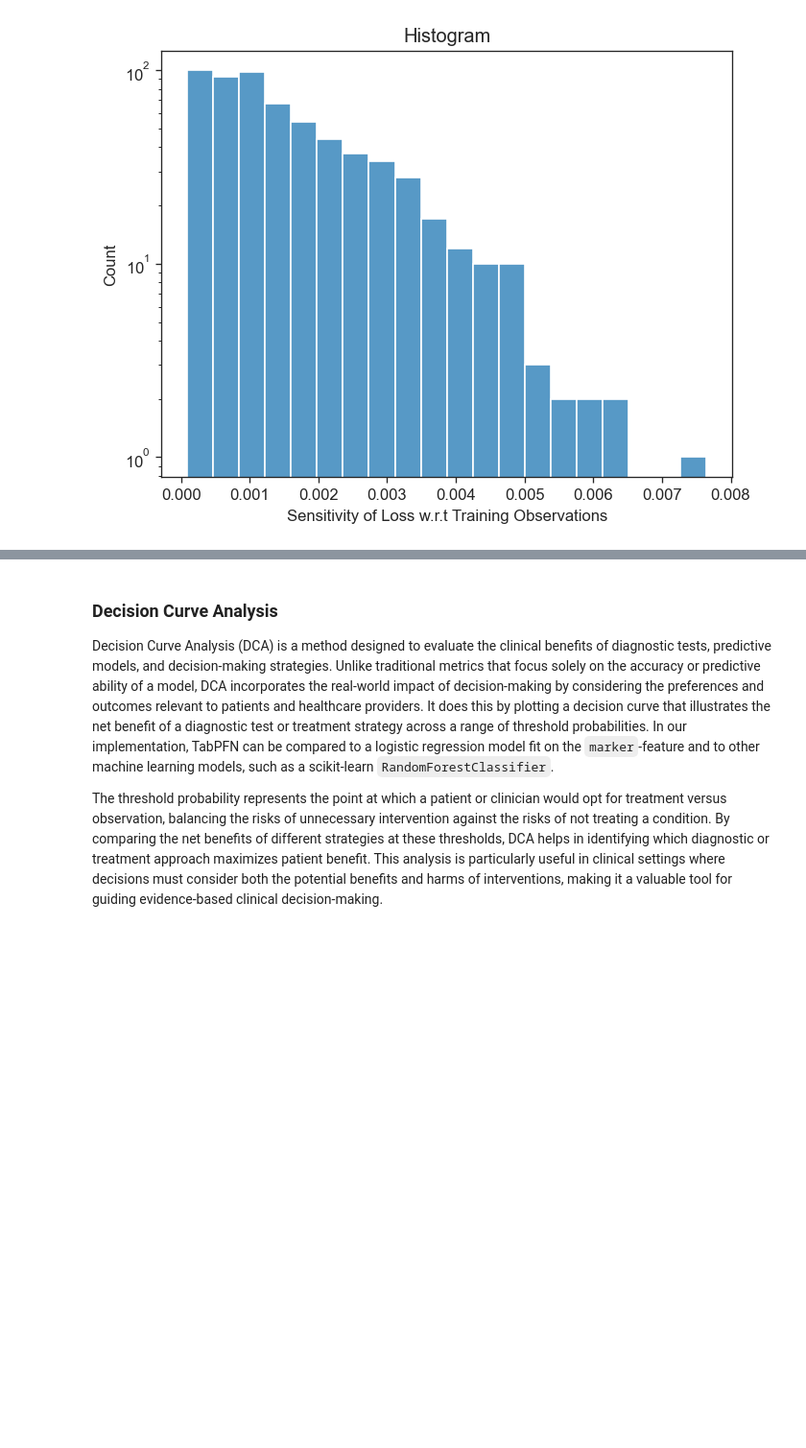
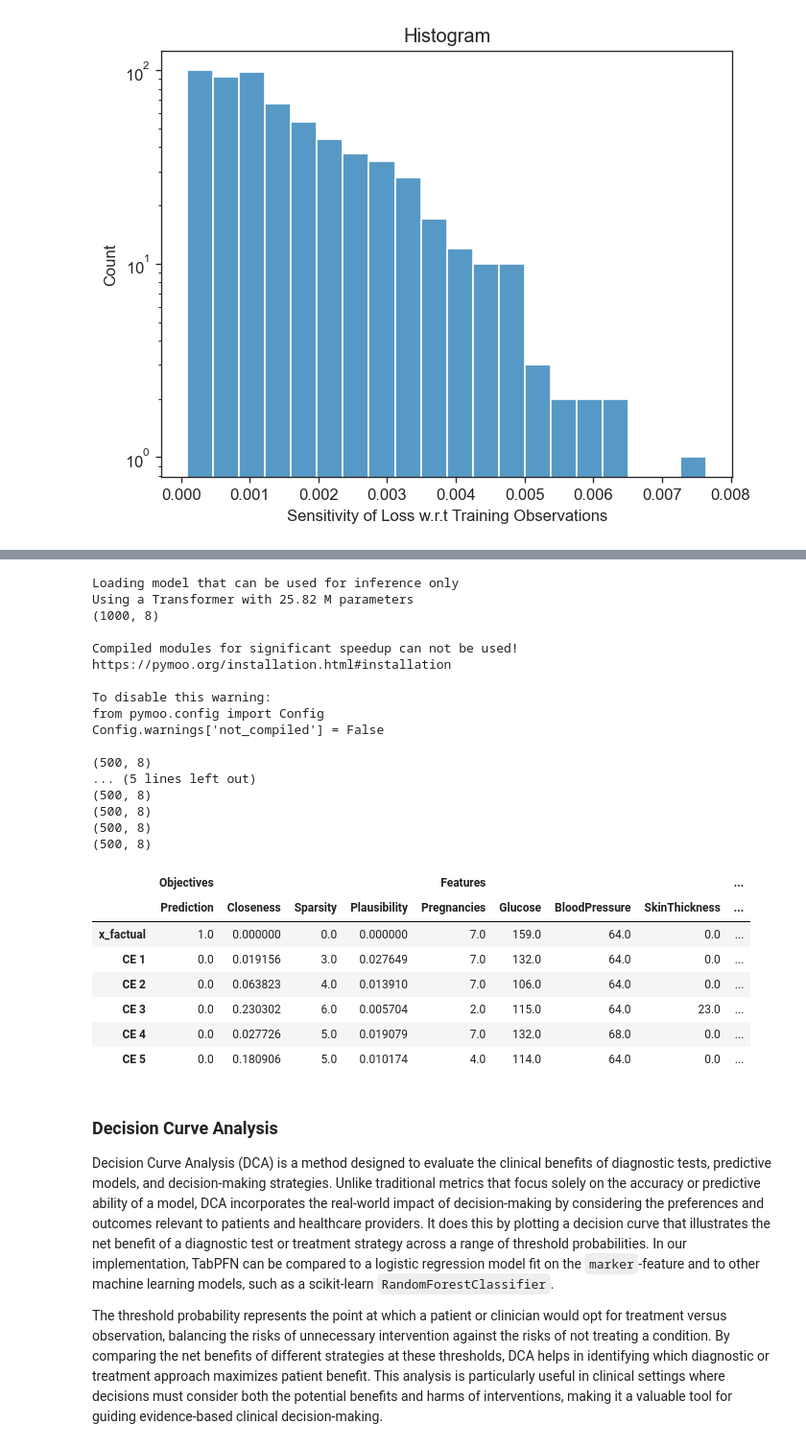
Before and after one commit to david-rundel/tabpfn_iml, a Jupyter notebook: demo/tabpfniml_demo_notebook.ipynb, the cells around one changed output, grey strips where cells are left out. Shown: that part at 96% size. Saved outputs shown, nothing was run; the diff lists cells and outputs as text; code cells hidden in the pictures; blank space fills up the shorter version.

```diff
--- a/demo/tabpfniml_demo_notebook.ipynb
+++ b/demo/tabpfniml_demo_notebook.ipynb
@@ -136,3 +154,36 @@ Using a Transformer with 25.82 M parameters
+# %%
+ce_obj = Counterfactuals(diabetes_data, n_train=N_TRAIN, n_test=N_TEST)
+ce_obj.fit(init_based_on_test_set=True,
+            test_index_factual=0,
+            population_size=1000,
+            offsprings_size=500)
+ce_obj.get_counterfactuals(first_n=5)
+# %% [output]
+Loading model that can be used for inference only
+Using a Transformer with 25.82 M parameters
+(1000, 8)
+
+Compiled modules for significant speedup can not be used!
+https://pymoo.org/installation.html#installation
+
+To disable this warning:
+from pymoo.config import Config
+Config.warnings['not_compiled'] = False
+
+(500, 8)
+... (5 lines left out)
+(500, 8)
+(500, 8)
+(500, 8)
+(500, 8)
+|  | Objectives |  |  |  | Features |  |  |  | ... |
+|  | Prediction | Closeness | Sparsity | Plausibility | Pregnancies | Glucose | BloodPressure | SkinThickness | ... |
+| x_factual | 1.0 | 0.000000 | 0.0 | 0.000000 | 7.0 | 159.0 | 64.0 | 0.0 | ... |
+| CE 1 | 0.0 | 0.019156 | 3.0 | 0.027649 | 7.0 | 132.0 | 64.0 | 0.0 | ... |
+| CE 2 | 0.0 | 0.063823 | 4.0 | 0.013910 | 7.0 | 106.0 | 64.0 | 0.0 | ... |
+| CE 3 | 0.0 | 0.230302 | 6.0 | 0.005704 | 2.0 | 115.0 | 64.0 | 23.0 | ... |
+| CE 4 | 0.0 | 0.027726 | 5.0 | 0.019079 | 7.0 | 132.0 | 68.0 | 0.0 | ... |
+| CE 5 | 0.0 | 0.180906 | 5.0 | 0.010174 | 4.0 | 114.0 | 64.0 | 0.0 | ... |
 # %% [markdown]
 ### Decision Curve Analysis
 Decision Curve Analysis (DCA) is a method designed to evaluate the clinical benefits of diagnostic tests, predictive models, and decision-making strategies. Unlike traditional metrics that focus solely on the accuracy or predictive ability of a model, DCA incorporates the real-world impact of decision-making by considering the preferences and outcomes relevant to patients and healthcare providers. It does this by plotting a decision curve that illustrates the net benefit of a diagnostic test or treatment strategy across a range of threshold probabilities. In our implementation, TabPFN can be compared to a logistic regression model fit on the `marker`-feature and to other machine learning models, such as a scikit-learn `RandomForestClassifier`.
```
Also changed, not shown: parts of 12 cells of this notebook.
